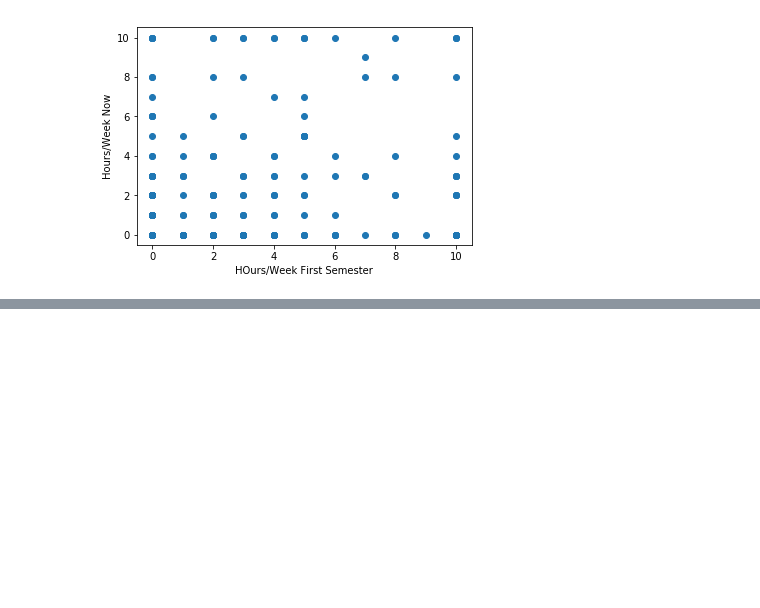
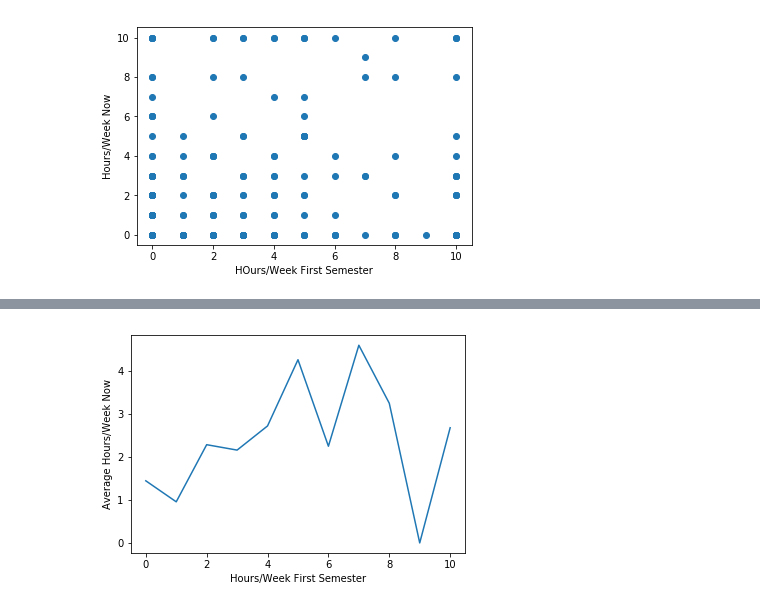
Before and after one commit to emmaling27/sgo-time-investment, a Jupyter notebook: survey_responses_analysis.ipynb, the cells around one changed output, grey strips where cells are left out. Cells and saved outputs as stored; diff of their text form; code cells hidden in the pictures; blank space fills up the shorter version.

Commit message:
made plots

```diff
--- a/survey_responses_analysis.ipynb
+++ b/survey_responses_analysis.ipynb
@@ -89,3 +88,6 @@ plt.xlabel('HOurs/Week First Semester')
 plt.show()
 # %% [output]
 [figure]
+# %%
+time_now = [ [] for _ in range(11)]
+time_now
@@ -91,0 +132,10 @@ plt.show()
+# %%
+average_time_now = list(map(lambda x: np.mean(x), time_now))
+# %%
+plt.plot(range(11), average_time_now)
+plt.ylabel('Average Hours/Week Now')
+plt.xlabel('Hours/Week First Semester')
+plt.savefig('average.png')
+plt.show()
+# %% [output]
+[figure, added]
```
Also changed, not shown: parts of 14 cells of this notebook, 3 other files.
